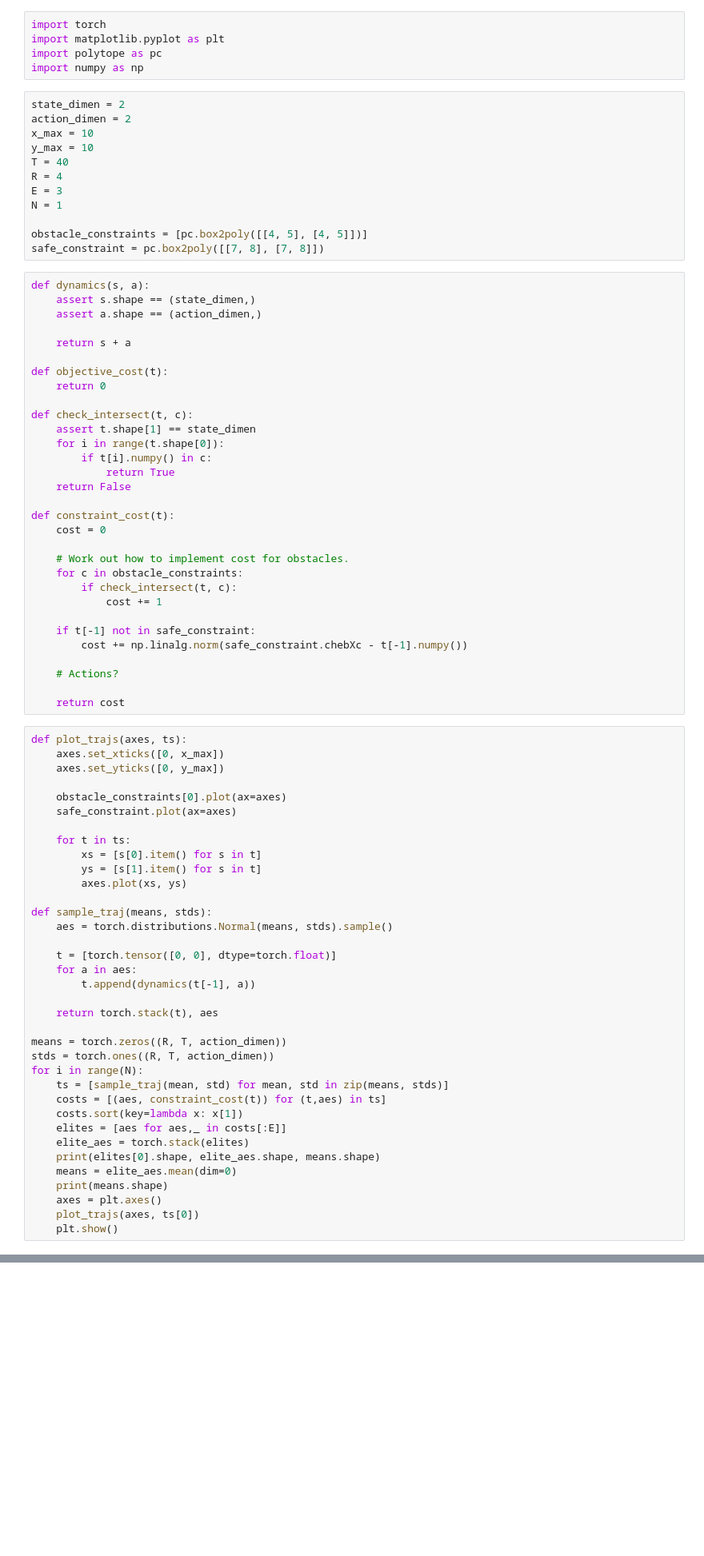
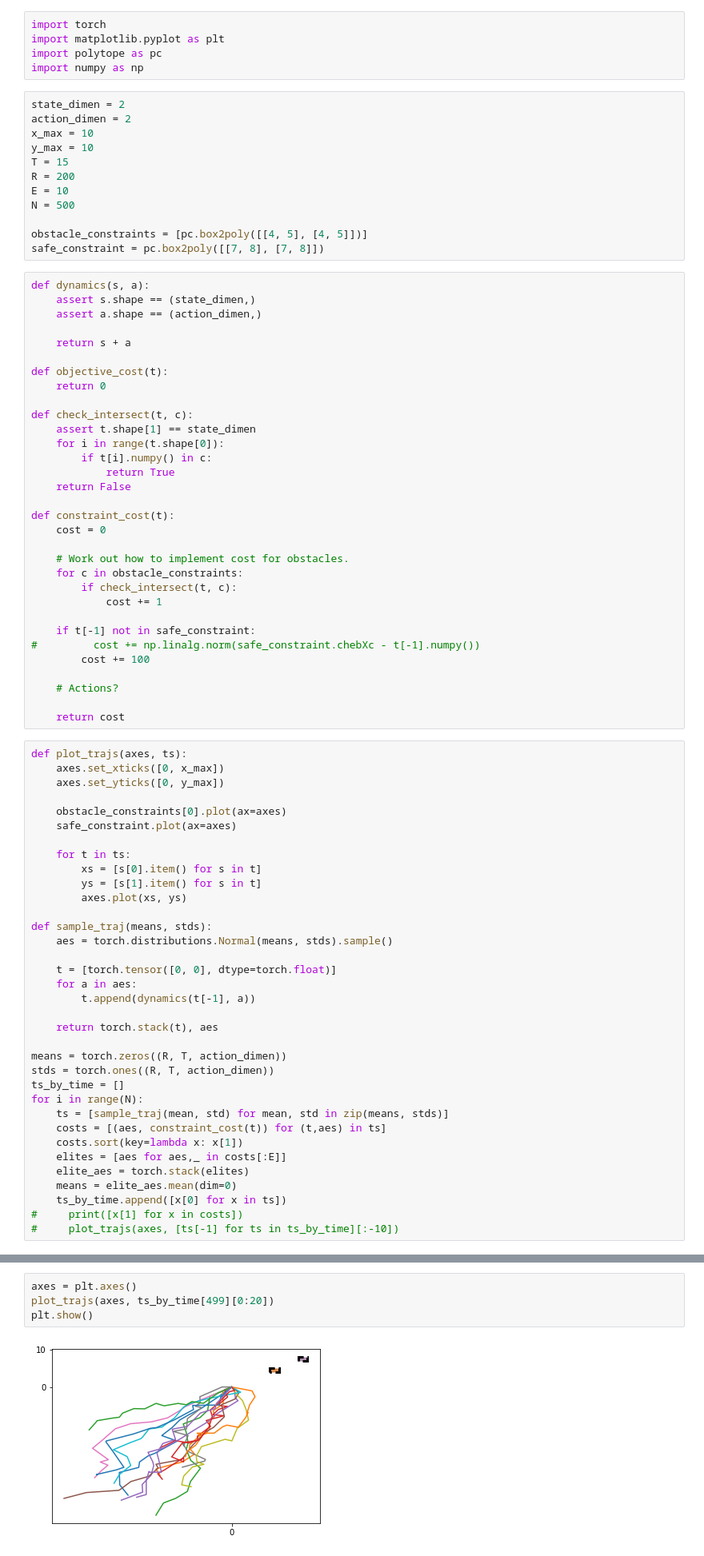
Before and after one commit to oscarkey/constrained-cem-mpc, a Jupyter notebook: notebooks/dev.ipynb, the cells around one changed output, grey strips where cells are left out. Shown: that part at 80% size. Saved outputs shown, nothing was run; the diff lists cells and outputs as text; blank space fills up the shorter version.

```diff
--- a/notebooks/dev.ipynb
+++ b/notebooks/dev.ipynb
@@ -8,10 +8,10 @@ state_dimen = 2
 action_dimen = 2
 x_max = 10
 y_max = 10
-T = 40
-R = 4
-E = 3
-N = 1
+T = 15
+R = 200
+E = 10
+N = 500
 
 obstacle_constraints = [pc.box2poly([[4, 5], [4, 5]])]
 safe_constraint = pc.box2poly([[7, 8], [7, 8]])
@@ -41,7 +41,8 @@ def constraint_cost(t):
             cost += 1
 
     if t[-1] not in safe_constraint:
-        cost += np.linalg.norm(safe_constraint.chebXc - t[-1].numpy())
+#         cost += np.linalg.norm(safe_constraint.chebXc - t[-1].numpy())
+        cost += 100
 
     # Actions?
 
@@ -70,15 +71,14 @@ def sample_traj(means, stds):
 
 means = torch.zeros((R, T, action_dimen))
 stds = torch.ones((R, T, action_dimen))
+ts_by_time = []
 for i in range(N):
     ts = [sample_traj(mean, std) for mean, std in zip(means, stds)]
     costs = [(aes, constraint_cost(t)) for (t,aes) in ts]
     costs.sort(key=lambda x: x[1])
     elites = [aes for aes,_ in costs[:E]]
     elite_aes = torch.stack(elites)
-    print(elites[0].shape, elite_aes.shape, means.shape)
     means = elite_aes.mean(dim=0)
-    print(means.shape)
-    axes = plt.axes()
-    plot_trajs(axes, ts[0])
-    plt.show()
+    ts_by_time.append([x[0] for x in ts])
+#     print([x[1] for x in costs])
+#     plot_trajs(axes, [ts[-1] for ts in ts_by_time][:-10])
@@ -110,0 +85,6 @@ tensor([-1.1280,  0.1612])
+# %%
+axes = plt.axes()
+plot_trajs(axes, ts_by_time[499][0:20])
+plt.show()
+# %% [output]
+[figure, added]
```
Also changed, not shown: parts of 2 cells of this notebook, 2 other files.
